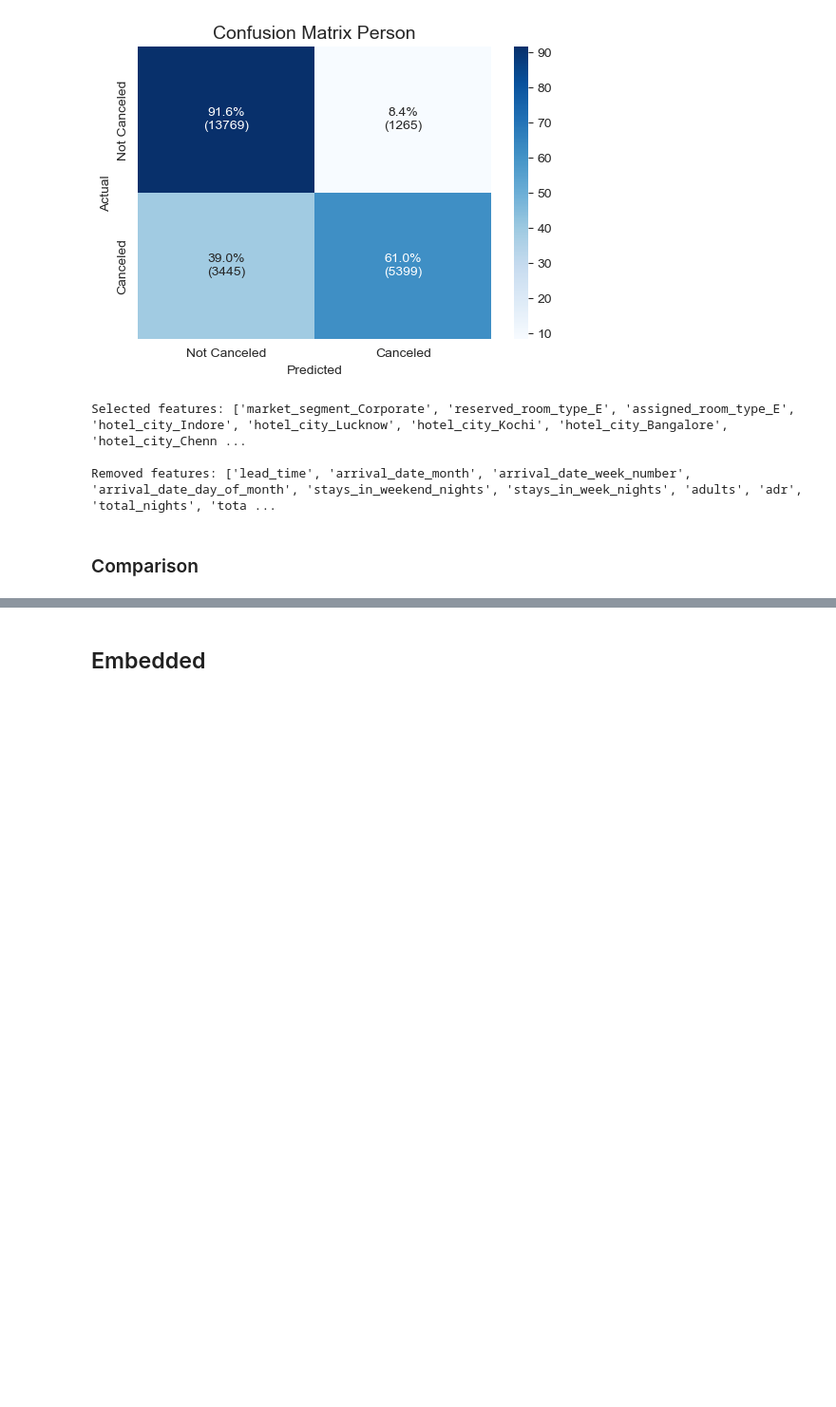
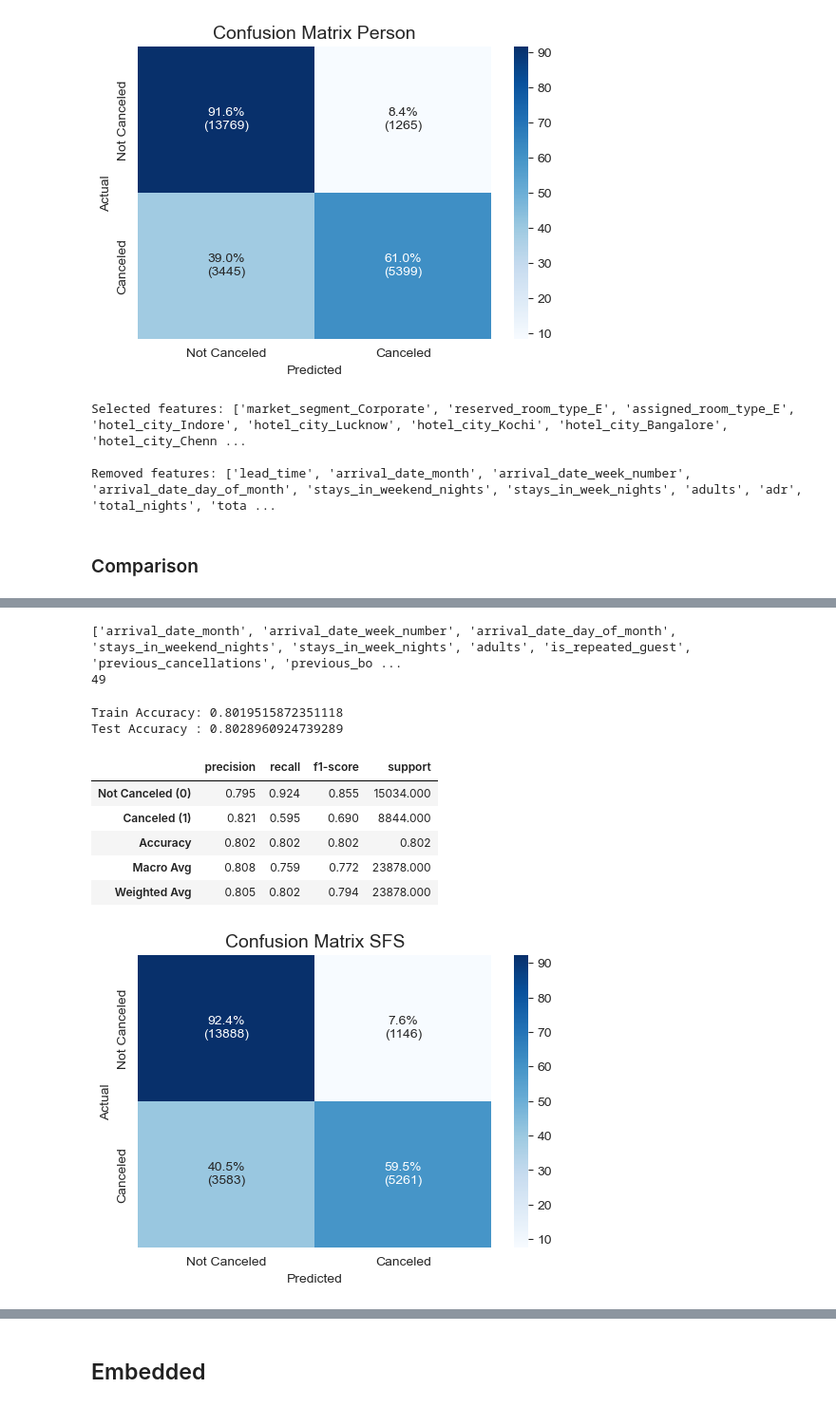
Before and after one commit to markoandjel/Preprocessing, a Jupyter notebook: I seminarski rad/Feature_Selection_Marko_Andjelkovic_1809.ipynb, the cells around one changed output, grey strips where cells are left out. Shown at 95% size. Drawn from its saved outputs; the diff is of its cells as text; code cells hidden in the pictures; blank space fills up the shorter version.

```diff
--- a/I seminarski rad/Feature_Selection_Marko_Andjelkovic_1809.ipynb
+++ b/I seminarski rad/Feature_Selection_Marko_Andjelkovic_1809.ipynb
@@ -1431,0 +1523,47 @@ NameError: name 'table' is not defined
+# %%
+from mlxtend.feature_selection import SequentialFeatureSelector as SFS
+from sklearn.linear_model import LogisticRegression
+
+if not os.path.exists(os.path.join(os.getcwd(), "sfs_df.csv")):
+
+    model = LogisticRegression(max_iter=200)
+
+    sfs = SFS(
+        model,
+        k_features="best",       # or pick a number like 15
+        forward=True,
+        floating=False,
+        scoring="accuracy",
+        cv=3,
+        n_jobs=-1
+    )
+
+    sfs = sfs.fit(X, y)
+
+    selected_sfs = list(sfs.k_feature_names_)
+
+else:
+    sfs_df = pd.read_csv('sfs_df.csv')
+    selected_sfs = sfs_df['selected_feature'].tolist()
+# %%
+print(selected_sfs)
+print(len(selected_sfs))
+# %% [output]
+['arrival_date_month', 'arrival_date_week_number', 'arrival_date_day_of_month', 'stays_in_weekend_nights', 'stays_in_week_nights', 'adults', 'is_repeated_guest', 'previous_cancellations', 'previous_bo ...
+49
+# %%
+y_test_sfs, y_pred_sfs, _, _ = run_logistic_regression(df_scaled[selected_sfs], df["is_canceled"])
+# %% [output]
+Train Accuracy: 0.8019515872351118
+Test Accuracy : 0.8028960924739289
+# %%
+classification_report_table(y_test_sfs, y_pred_sfs)
+plot_confusion_matrix_percent(y_test_sfs, y_pred_sfs, title='Confusion Matrix SFS')
+# %% [output]
+|  | precision | recall | f1-score | support |
+| Not Canceled (0) | 0.795 | 0.924 | 0.855 | 15034.000 |
+| Canceled (1) | 0.821 | 0.595 | 0.690 | 8844.000 |
+| Accuracy | 0.802 | 0.802 | 0.802 | 0.802 |
+| Macro Avg | 0.808 | 0.759 | 0.772 | 23878.000 |
+| Weighted Avg | 0.805 | 0.802 | 0.794 | 23878.000 |
+[figure, added]
```
Also changed, not shown: parts of 26 cells of this notebook, 1 other file.
